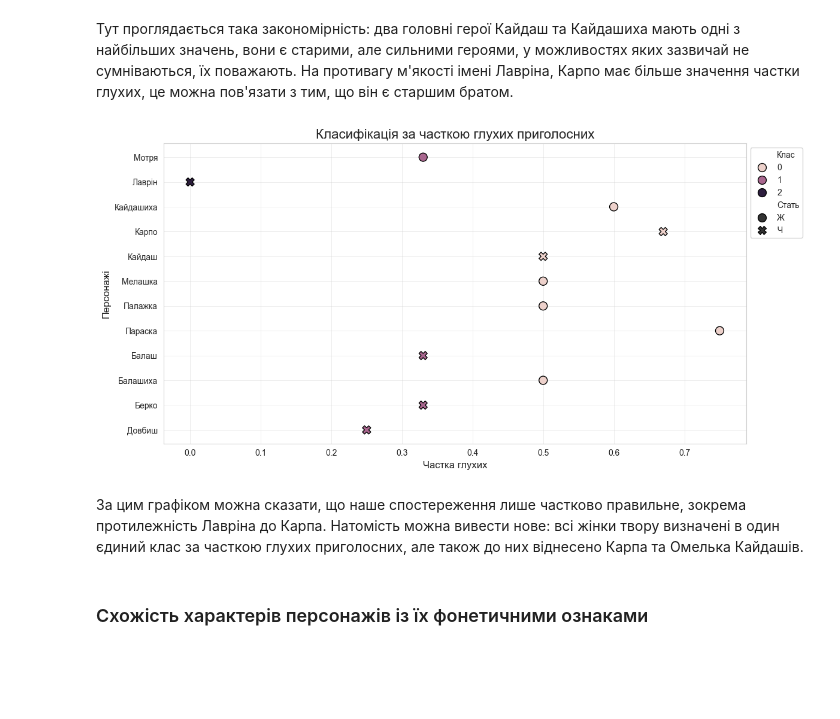
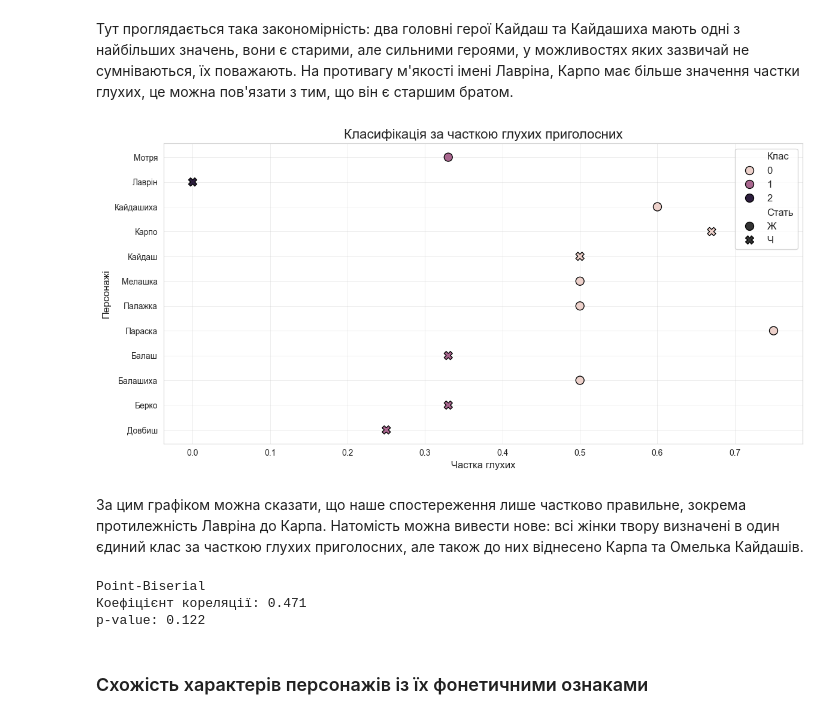
Before and after one commit to mzabrodin/nlp-book-analysis, a Jupyter notebook: lab02/Zabrodin_file_6.ipynb, the cells around one changed output. Saved outputs shown, nothing was run; the diff lists cells and outputs as text; code cells hidden in the pictures; blank space fills up the shorter version.

```diff
--- a/lab02/Zabrodin_file_6.ipynb
+++ b/lab02/Zabrodin_file_6.ipynb
@@ -344,37 +346,49 @@ X_scaled = scaler.fit_transform(X)
 
 kmeans = KMeans(n_clusters=3, random_state=42, n_init=10)
 df_voiceless['Клас'] = kmeans.fit_predict(X_scaled)
 
 sns.set_style("whitegrid")
 
 fig, ax = plt.subplots(figsize=(12, 6))
 
 sns.scatterplot(
     data=df_voiceless,
     x='Частка глухих',
     y='Персонаж',
     hue='Клас',
     style="Стать",
     s=100,
     edgecolor='black',
     linewidth=1,
     ax=ax
 )
 
-sns.move_legend(ax, "upper left", bbox_to_anchor=(1, 1))
+sns.move_legend(ax, "upper right", fontsize=12)
 
 ax.set_title("Класифікація за часткою глухих приголосних", fontsize=16)
 ax.set_xlabel("Частка глухих", fontsize=12)
 ax.set_ylabel("Персонажі", fontsize=12)
+
 plt.tight_layout()
 
 plt.savefig(OUTPUT_IMAGE, format='png', transparent=True, dpi=300)
 
 plt.show()
 # %% [output]
-[figure, old version]
+[figure, new version]
 # %% [markdown]
 За цим графіком можна сказати, що наше спостереження лише частково правильне, зокрема протилежність Лавріна до Карпа. Натомість можна вивести нове: всі жінки твору визначені в один єдиний клас за часткою глухих приголосних, але також до них віднесено Карпа та Омелька Кайдашів.
+# %%
+df_voiceless['Стать_Число'] = df_voiceless['Стать'].map({'Ч': 0, 'Ж': 1})
+correlation, p_value = pointbiserialr(df_voiceless['Стать_Число'], df_voiceless['Частка глухих'])
+
+print("Point-Biserial")
+print(f"Коефіцієнт кореляції: {correlation:.3f}")
+print(f"p-value: {p_value:.3f}")
+# %% [output]
+Point-Biserial
+Коефіцієнт кореляції: 0.471
+p-value: 0.122
 # %% [markdown]
 ### Схожість характерів персонажів із їх фонетичними ознаками
 # %% [markdown]
```
Also changed, not shown: parts of 9 cells of this notebook, 6 other files.
